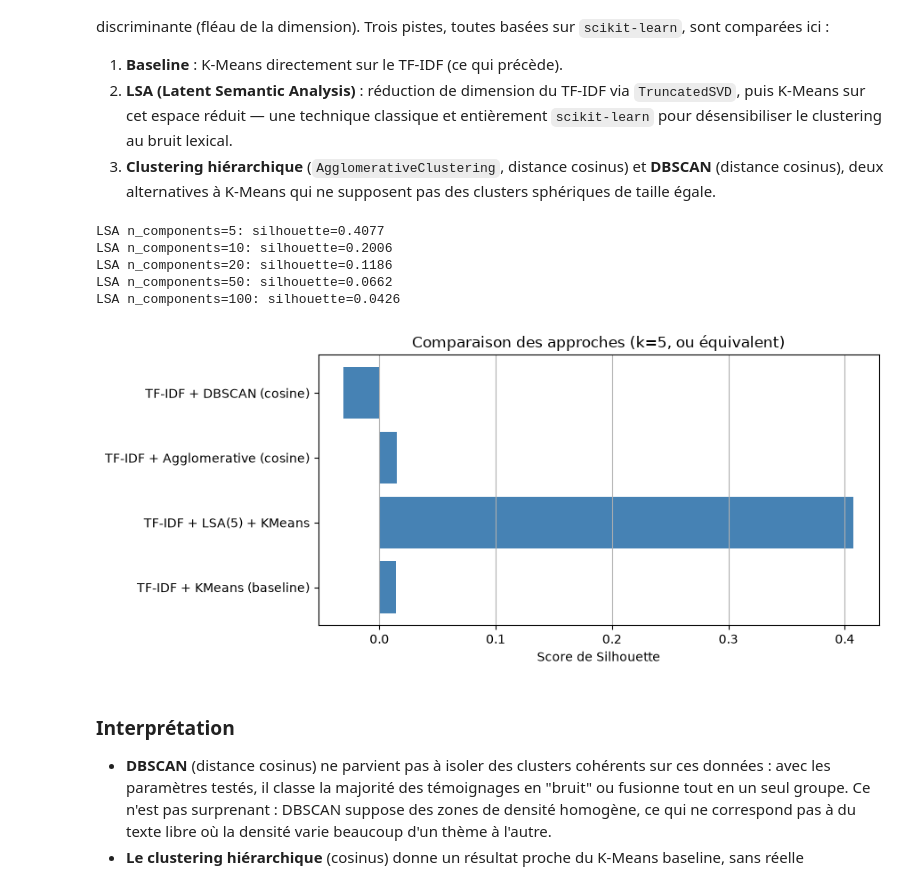
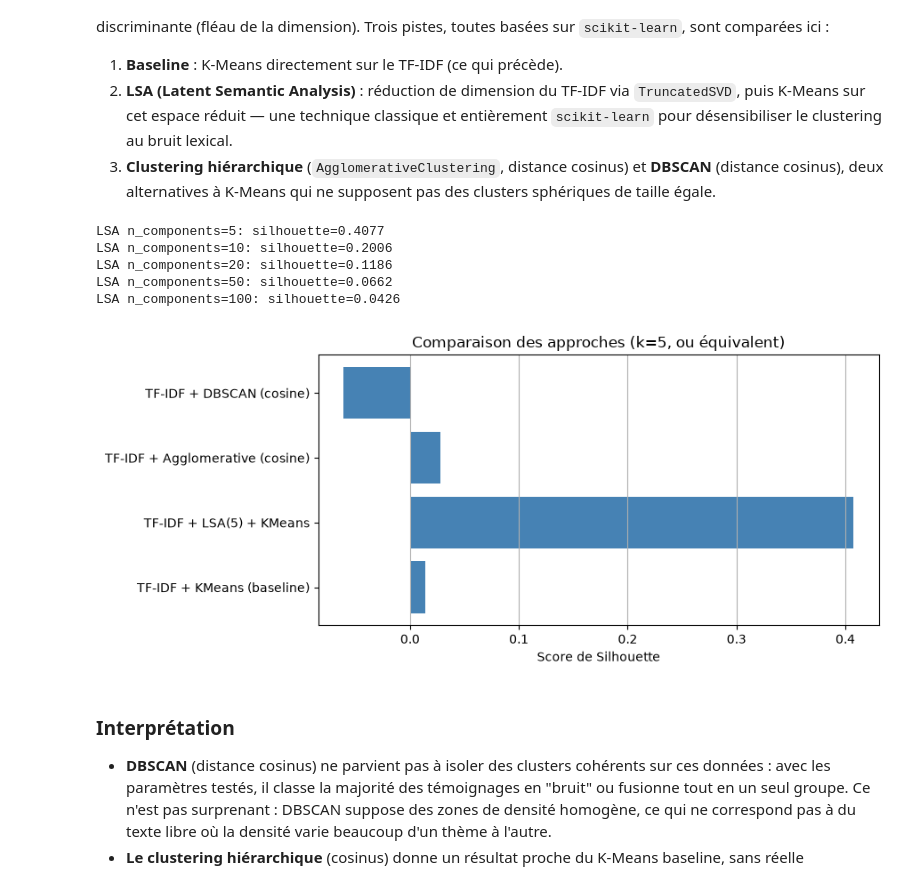
Before and after one commit to LouiSvon/cvrie, a Jupyter notebook: notebooks/unsupervised_learning.ipynb, the cells around one changed output. Saved outputs shown, nothing was run; the diff lists cells and outputs as text; code cells hidden in the pictures.

```diff
--- a/notebooks/unsupervised_learning.ipynb
+++ b/notebooks/unsupervised_learning.ipynb
@@ -275,38 +298,38 @@ lsa_results = []
 for n_comp in [5, 10, 20, 50, 100]:
     svd = TruncatedSVD(n_components=n_comp, random_state=42)
     X_lsa = svd.fit_transform(X)
     km = KMeans(n_clusters=n_clusters, random_state=42)
     labels = km.fit_predict(X_lsa)
     lsa_results.append((n_comp, silhouette_score(X_lsa, labels)))
     print(f"LSA n_components={n_comp}: silhouette={lsa_results[-1][1]:.4f}")
 best_n_comp = max(lsa_results, key=lambda t: t[1])[0]
 comparison[f'TF-IDF + LSA({best_n_comp}) + KMeans'] = max(lsa_results, key=lambda t: t[1])[1]
 
-# 3. Clustering hiérarchique (distance cosinus)
+# 3. Clustering hiérarchique (distance cosinus) : silhouette évaluée avec la même métrique cosinus que le clustering
 agg = AgglomerativeClustering(n_clusters=n_clusters, metric='cosine', linkage='average')
 labels_agg = agg.fit_predict(X.toarray())
-comparison['TF-IDF + Agglomerative (cosine)'] = silhouette_score(X, labels_agg)
+comparison['TF-IDF + Agglomerative (cosine)'] = silhouette_score(X, labels_agg, metric='cosine')
 
-# 4. DBSCAN (distance cosinus) : eps choisi après une recherche préalable
+# 4. DBSCAN (distance cosinus) : eps choisi après une recherche préalable, silhouette évaluée en cosinus également
 labels_db = DBSCAN(eps=0.5, min_samples=5, metric='cosine').fit_predict(X)
 n_found = len(set(labels_db)) - (1 if -1 in labels_db else 0)
-comparison['TF-IDF + DBSCAN (cosine)'] = silhouette_score(X, labels_db) if n_found >= 2 else float('nan')
+comparison['TF-IDF + DBSCAN (cosine)'] = silhouette_score(X, labels_db, metric='cosine') if n_found >= 2 else float('nan')
 
 # Résumé graphique
 plt.figure(figsize=(9, 4))
 plt.barh(list(comparison.keys()), list(comparison.values()), color='steelblue')
 plt.xlabel('Score de Silhouette')
 plt.title('Comparaison des approches (k=5, ou équivalent)')
 plt.grid(axis='x')
 plt.tight_layout()
 plt.show()
 # %% [output]
 LSA n_components=5: silhouette=0.4077
 LSA n_components=10: silhouette=0.2006
 LSA n_components=20: silhouette=0.1186
 LSA n_components=50: silhouette=0.0662
 LSA n_components=100: silhouette=0.0426
-[figure, old version]
+[figure, new version]
 # %% [markdown]
 ### Interprétation
 
```
Also changed, not shown: parts of 14 cells of this notebook.
